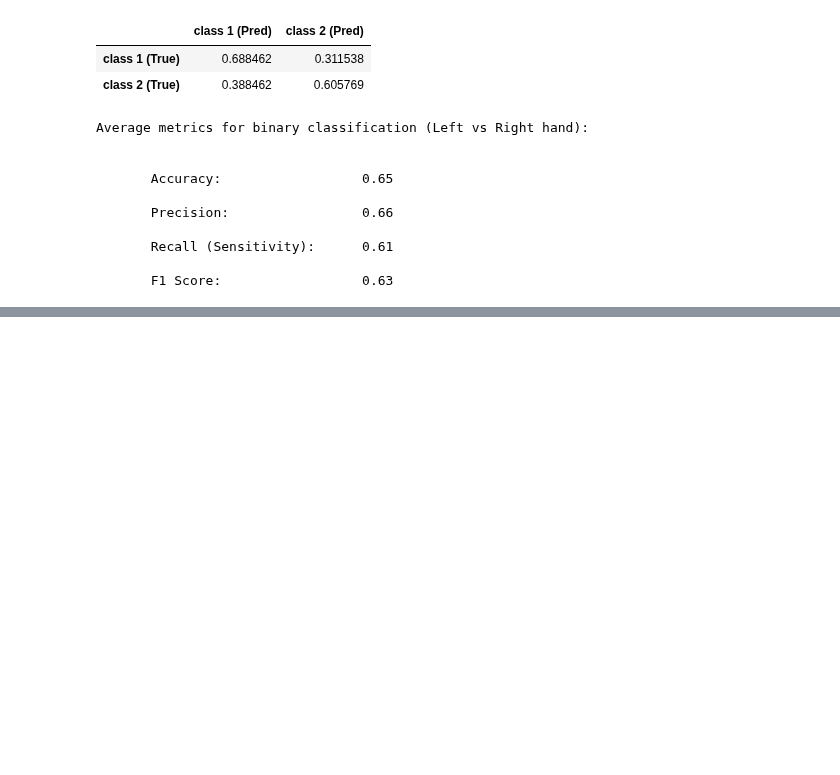
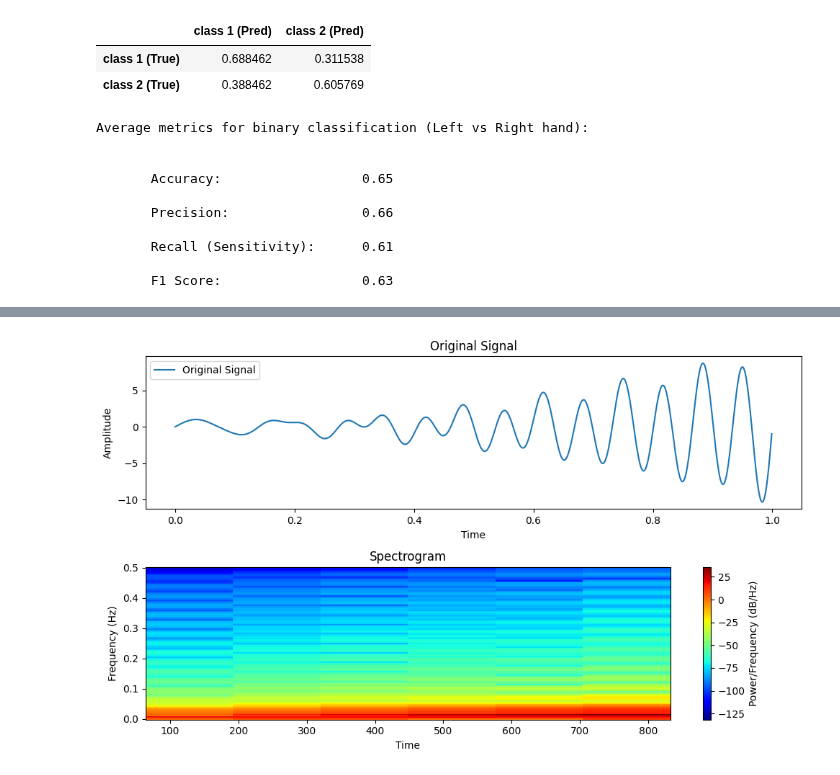
Before and after one commit to bijan-2000/DeepBCI, a Jupyter notebook: Basic_Model.ipynb, the cells around one changed output, grey strips where cells are left out. Cells and saved outputs as stored; diff of their text form; code cells hidden in the pictures; blank space fills up the shorter version.

Commit message:
Initial setup for spectrogram picture producer function

```diff
--- a/Basic_Model.ipynb
+++ b/Basic_Model.ipynb
@@ -1063,0 +1101,33 @@ Average metrics for binary classification (Left vs Right hand):
+# %%
+import numpy as np
+import matplotlib.pyplot as plt
+from scipy.signal import spectrogram
+
+# Generate a sample signal
+t = np.linspace(0, 1, 1000, endpoint=False)  # Time vector
+signal = np.sin(2 * np.pi * 7 * t) + 10*t**2 * np.sin(2 * np.pi * 15 * t)
+
+# Calculate the STFT
+frequencies, times, spectrogram_result = spectrogram(signal, fs=1.0, nperseg=256, noverlap=128)
+
+# Plot the original signal and its spectrogram
+plt.figure(figsize=(10, 6))
+
+plt.subplot(2, 1, 1)
+plt.plot(t, signal, label='Original Signal')
+plt.title('Original Signal')
+plt.xlabel('Time')
+plt.ylabel('Amplitude')
+plt.legend()
+
+plt.subplot(2, 1, 2)
+plt.pcolormesh(times, frequencies, 10 * np.log10(spectrogram_result), shading='auto', cmap='jet')
+plt.title('Spectrogram')
+plt.xlabel('Time')
+plt.ylabel('Frequency (Hz)')
+plt.colorbar(label='Power/Frequency (dB/Hz)')
+
+plt.tight_layout()
+plt.show()
+# %% [output]
+[figure, added]
```
Also changed, not shown: parts of 1 cell of this notebook, 2 other files.
